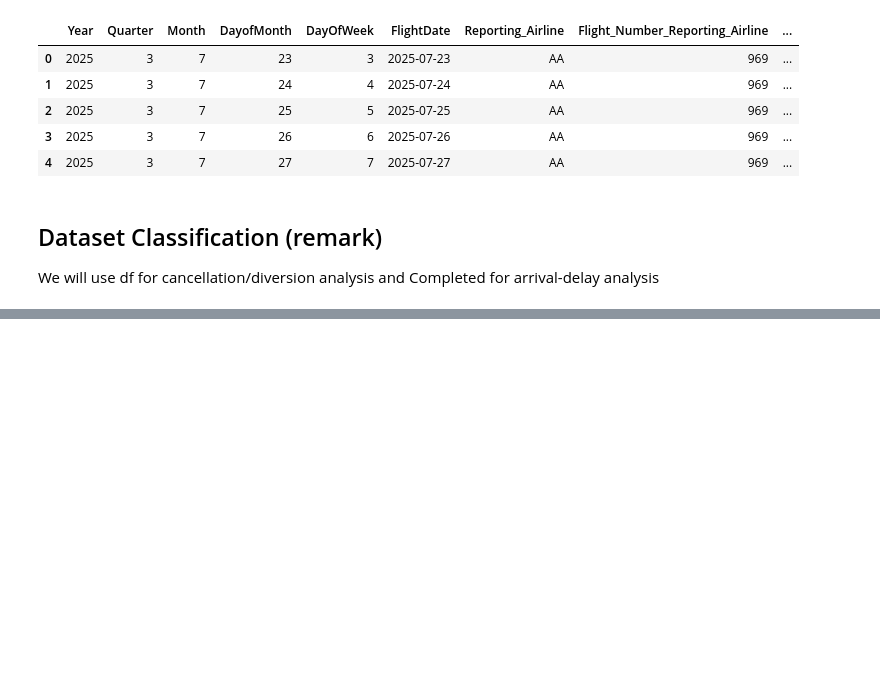
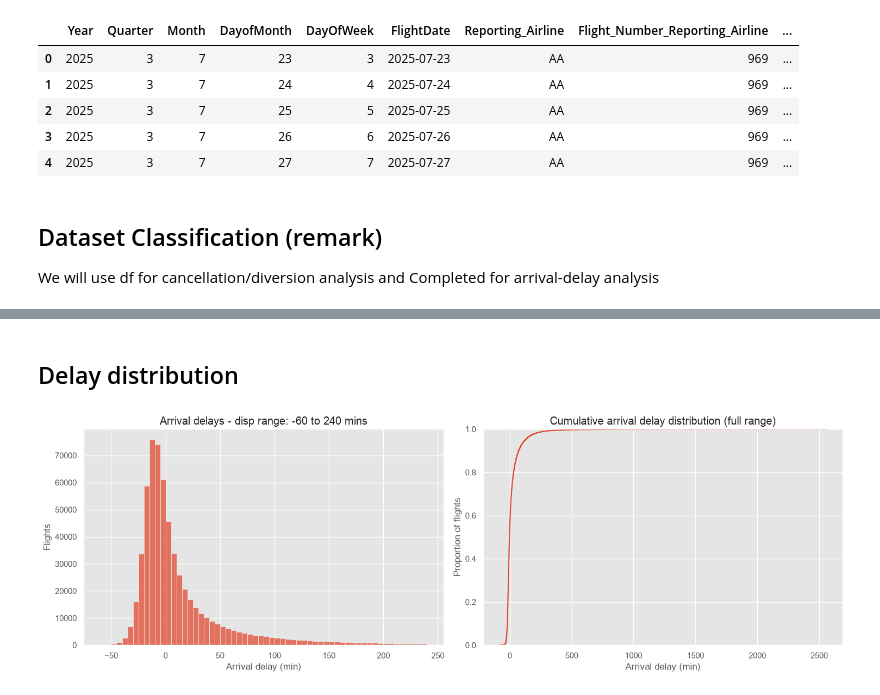
Before and after one commit to aerostepan/FlightDelayPrediction, a Jupyter notebook: FlightDelayLab.ipynb, the cells around one changed output, grey strips where cells are left out. Drawn from its saved outputs; the diff is of its cells as text; code cells hidden in the pictures; blank space fills up the shorter version.

```diff
--- a/FlightDelayLab.ipynb
+++ b/FlightDelayLab.ipynb
@@ -327,0 +196,31 @@ plt.show()
+# %% [markdown]
+## Delay distribution
+# %%
+fig,axes = plt.subplots(1,2,figsize=(15,5))
+
+sns.histplot(
+    data = completed,
+    x = "ArrDelay",
+    binwidth = 5,
+    binrange = (-60,240),
+    ax=axes[0]
+)
+axes[0].set(
+    title = "Arrival delays - disp range: -60 to 240 mins",
+    xlabel = "Arrival delay (min)",
+    ylabel = "Flights"
+)
+sns.ecdfplot(
+    data = completed,
+    x = "ArrDelay",
+    ax = axes[1]
+)
+axes[1].set(
+    title = "Cumulative arrival delay distribution (full range)",
+    xlabel = "Arrival delay (min)",
+    ylabel = "Proportion of flights"
+)
+plt.tight_layout()
+plt.show()
+# %% [output]
+[figure, added]
```
Also changed, not shown: parts of 19 cells of this notebook.
